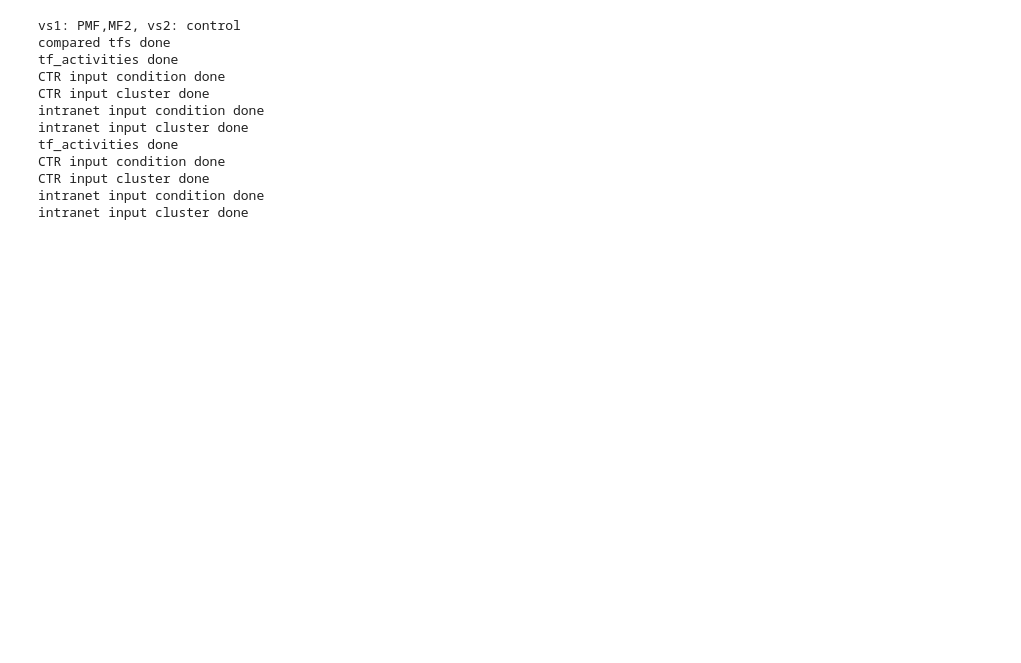
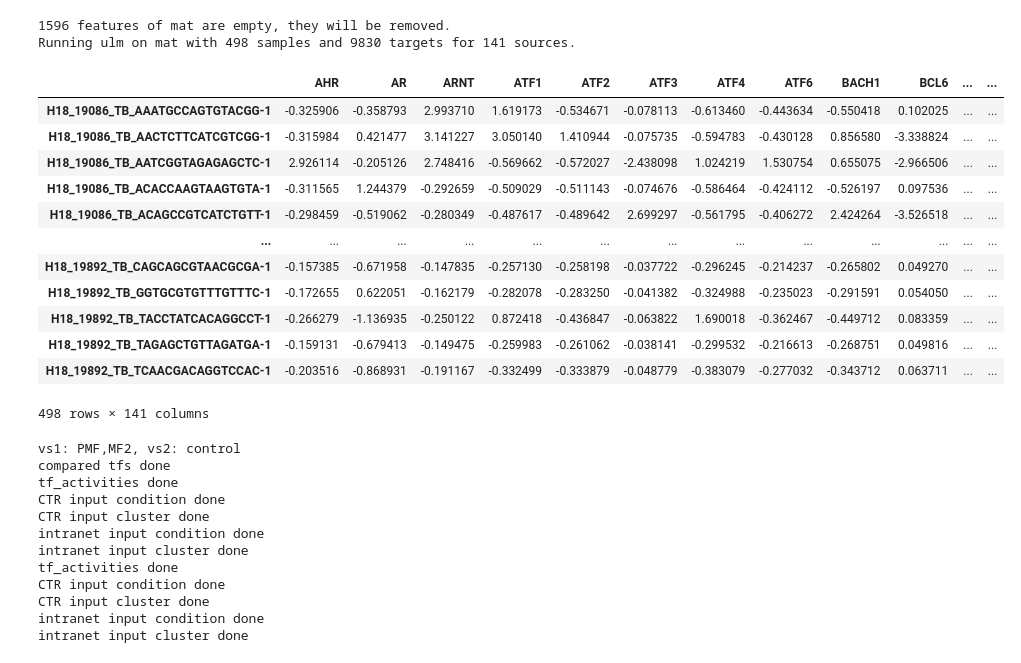
Before and after one commit to rissahe/LR2TF_HiWi, a Jupyter notebook: tf_activity_analysis.ipynb, the cells around one changed output. Drawn from its saved outputs; the diff is of its cells as text; code cells hidden in the pictures; blank space fills up the shorter version.

```diff
--- a/tf_activity_analysis.ipynb
+++ b/tf_activity_analysis.ipynb
@@ -921,6 +886,30 @@ def IntraTalker_analysis(anndataobject, tf_activities = None, arguments_list = N
         #    pickle.dump(tf, file)
 
         return tf
+# %%
+tmpp = sc.read_h5ad("LR2TF_test_run/anndata_object.h5ad")
+reg = pd.read_csv("LR2TF_test_run/filterd_regulon.csv")
+
+dc.run_ulm(mat=tmpp, net=reg, source='source', target='target', weight='weight', verbose=True, use_raw=False)
+
+estimates =tmpp.obsm['ulm_estimate']
+tmpp.obsm["ulm_estimate"]
+# %% [output]
+1596 features of mat are empty, they will be removed.
+Running ulm on mat with 498 samples and 9830 targets for 141 sources.
+|  | AHR | AR | ARNT | ATF1 | ATF2 | ATF3 | ATF4 | ATF6 | BACH1 | BCL6 | ... | ... |
+| H18_19086_TB_AAATGCCAGTGTACGG-1 | -0.325906 | -0.358793 | 2.993710 | 1.619173 | -0.534671 | -0.078113 | -0.613460 | -0.443634 | -0.550418 | 0.102025 | ... | ... |
+| H18_19086_TB_AACTCTTCATCGTCGG-1 | -0.315984 | 0.421477 | 3.141227 | 3.050140 | 1.410944 | -0.075735 | -0.594783 | -0.430128 | 0.856580 | -3.338824 | ... | ... |
+| H18_19086_TB_AATCGGTAGAGAGCTC-1 | 2.926114 | -0.205126 | 2.748416 | -0.569662 | -0.572027 | -2.438098 | 1.024219 | 1.530754 | 0.655075 | -2.966506 | ... | ... |
+| H18_19086_TB_ACACCAAGTAAGTGTA-1 | -0.311565 | 1.244379 | -0.292659 | -0.509029 | -0.511143 | -0.074676 | -0.586464 | -0.424112 | -0.526197 | 0.097536 | ... | ... |
+| H18_19086_TB_ACAGCCGTCATCTGTT-1 | -0.298459 | -0.519062 | -0.280349 | -0.487617 | -0.489642 | 2.699297 | -0.561795 | -0.406272 | 2.424264 | -3.526518 | ... | ... |
+| ... | ... | ... | ... | ... | ... | ... | ... | ... | ... | ... | ... | ... |
+| H18_19892_TB_CAGCAGCGTAACGCGA-1 | -0.157385 | -0.671958 | -0.147835 | -0.257130 | -0.258198 | -0.037722 | -0.296245 | -0.214237 | -0.265802 | 0.049270 | ... | ... |
+| H18_19892_TB_GGTGCGTGTTTGTTTC-1 | -0.172655 | 0.622051 | -0.162179 | -0.282078 | -0.283250 | -0.041382 | -0.324988 | -0.235023 | -0.291591 | 0.054050 | ... | ... |
+| H18_19892_TB_TACCTATCACAGGCCT-1 | -0.266279 | -1.136935 | -0.250122 | 0.872418 | -0.436847 | -0.063822 | 1.690018 | -0.362467 | -0.449712 | 0.083359 | ... | ... |
+| H18_19892_TB_TAGAGCTGTTAGATGA-1 | -0.159131 | -0.679413 | -0.149475 | -0.259983 | -0.261062 | -0.038141 | -0.299532 | -0.216613 | -0.268751 | 0.049816 | ... | ... |
+| H18_19892_TB_TCAACGACAGGTCCAC-1 | -0.203516 | -0.868931 | -0.191167 | -0.332499 | -0.333879 | -0.048779 | -0.383079 | -0.277032 | -0.343712 | 0.063711 | ... | ... |
+498 rows × 141 columns
 # %%
 result = IntraTalker_analysis(anndataobject= "LR2TF_test_run/anndata_object.h5ad",
                               tf_activities= "decoupler_results_test.csv",
```
Also changed, not shown: parts of 10 cells of this notebook, 38 other files.
